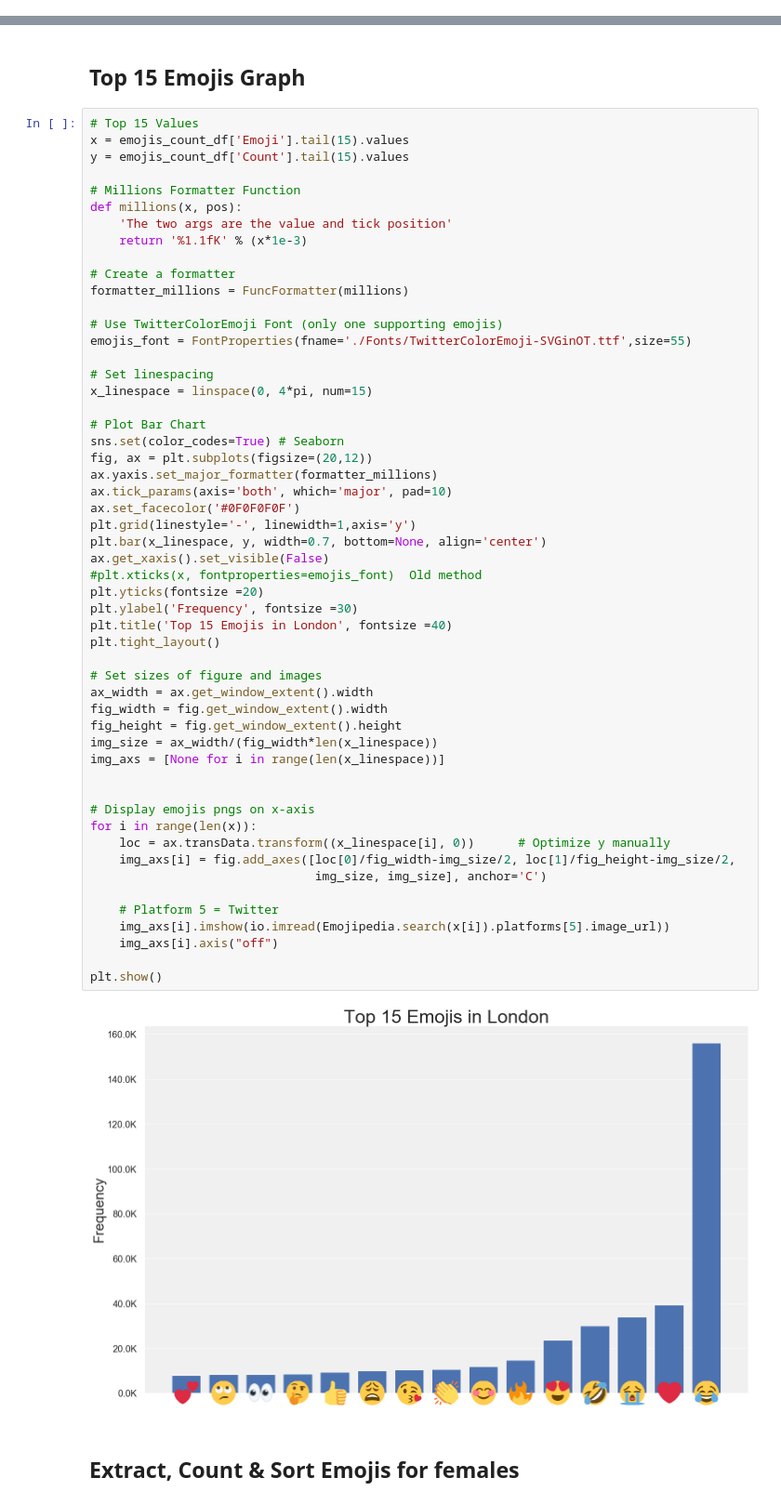
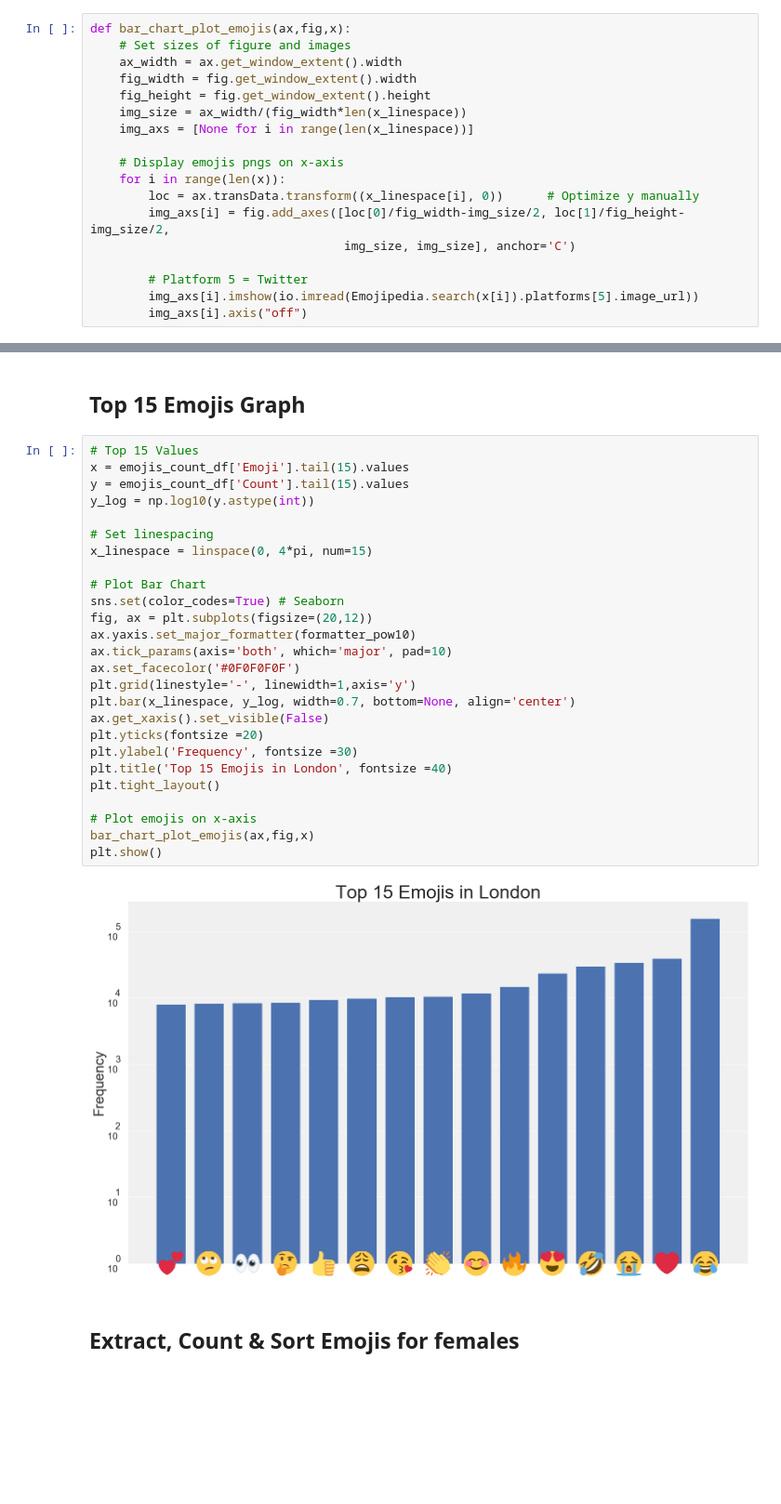
Before and after one commit to stylianosnicoletti/Emojis-usage-in-social-media-by-demographics, a Jupyter notebook: Jupyter/Emojis_ London.ipynb, the cells around one changed output, grey strips where cells are left out. Shown at 93% size. Saved outputs shown, nothing was run; the diff lists cells and outputs as text; blank space fills up the shorter version.

```diff
--- a/Jupyter/Emojis_ London.ipynb
+++ b/Jupyter/Emojis_ London.ipynb
@@ -40,3 +71,21 @@ lon_join_df = lon_tweets_df.join(lon_users_df.set_index('user_id'), on='user_id'
+# %%
+def bar_chart_plot_emojis(ax,fig,x):
+    # Set sizes of figure and images
+    ax_width = ax.get_window_extent().width
+    fig_width = fig.get_window_extent().width
+    fig_height = fig.get_window_extent().height
+    img_size = ax_width/(fig_width*len(x_linespace))
+    img_axs = [None for i in range(len(x_linespace))]
+
+    # Display emojis pngs on x-axis
+    for i in range(len(x)):
+        loc = ax.transData.transform((x_linespace[i], 0))      # Optimize y manually
+        img_axs[i] = fig.add_axes([loc[0]/fig_width-img_size/2, loc[1]/fig_height-img_size/2,
+                                   img_size, img_size], anchor='C')
+
+        # Platform 5 = Twitter
+        img_axs[i].imshow(io.imread(Emojipedia.search(x[i]).platforms[5].image_url))
+        img_axs[i].axis("off")
 # %% [markdown]
 ## Extract, Count & Sort Emojis for all
 # %%
@@ -78,58 +127,31 @@ emojis_count_df.tail(20)
 # %%
 # Top 15 Values
 x = emojis_count_df['Emoji'].tail(15).values
 y = emojis_count_df['Count'].tail(15).values
-
-# Millions Formatter Function
-def millions(x, pos):
-    'The two args are the value and tick position'
-    return '%1.1fK' % (x*1e-3)
-
-# Create a formatter
-formatter_millions = FuncFormatter(millions)
-
-# Use TwitterColorEmoji Font (only one supporting emojis)
-emojis_font = FontProperties(fname='./Fonts/TwitterColorEmoji-SVGinOT.ttf',size=55)
+y_log = np.log10(y.astype(int))
 
 # Set linespacing
 x_linespace = linspace(0, 4*pi, num=15)
 
 # Plot Bar Chart
 sns.set(color_codes=True) # Seaborn
 fig, ax = plt.subplots(figsize=(20,12))
-ax.yaxis.set_major_formatter(formatter_millions)
+ax.yaxis.set_major_formatter(formatter_pow10)
 ax.tick_params(axis='both', which='major', pad=10)
 ax.set_facecolor('#0F0F0F0F')
 plt.grid(linestyle='-', linewidth=1,axis='y')
-plt.bar(x_linespace, y, width=0.7, bottom=None, align='center')
+plt.bar(x_linespace, y_log, width=0.7, bottom=None, align='center')
 ax.get_xaxis().set_visible(False)
-#plt.xticks(x, fontproperties=emojis_font)  Old method
 plt.yticks(fontsize =20)
 plt.ylabel('Frequency', fontsize =30)
 plt.title('Top 15 Emojis in London', fontsize =40)
 plt.tight_layout()
 
-# Set sizes of figure and images
-ax_width = ax.get_window_extent().width
-fig_width = fig.get_window_extent().width
-fig_height = fig.get_window_extent().height
-img_size = ax_width/(fig_width*len(x_linespace))
-img_axs = [None for i in range(len(x_linespace))]
-
-
-# Display emojis pngs on x-axis
-for i in range(len(x)):
-    loc = ax.transData.transform((x_linespace[i], 0))      # Optimize y manually
-    img_axs[i] = fig.add_axes([loc[0]/fig_width-img_size/2, loc[1]/fig_height-img_size/2,
-                               img_size, img_size], anchor='C')
-
-    # Platform 5 = Twitter
-    img_axs[i].imshow(io.imread(Emojipedia.search(x[i]).platforms[5].image_url))
-    img_axs[i].axis("off")
-
+# Plot emojis on x-axis
+bar_chart_plot_emojis(ax,fig,x)
 plt.show()
 # %% [output]
-[figure, old version]
+[figure, new version]
 # %% [markdown]
 ## Extract, Count & Sort Emojis for females
 # %%
```
Also changed, not shown: parts of 20 cells of this notebook.
